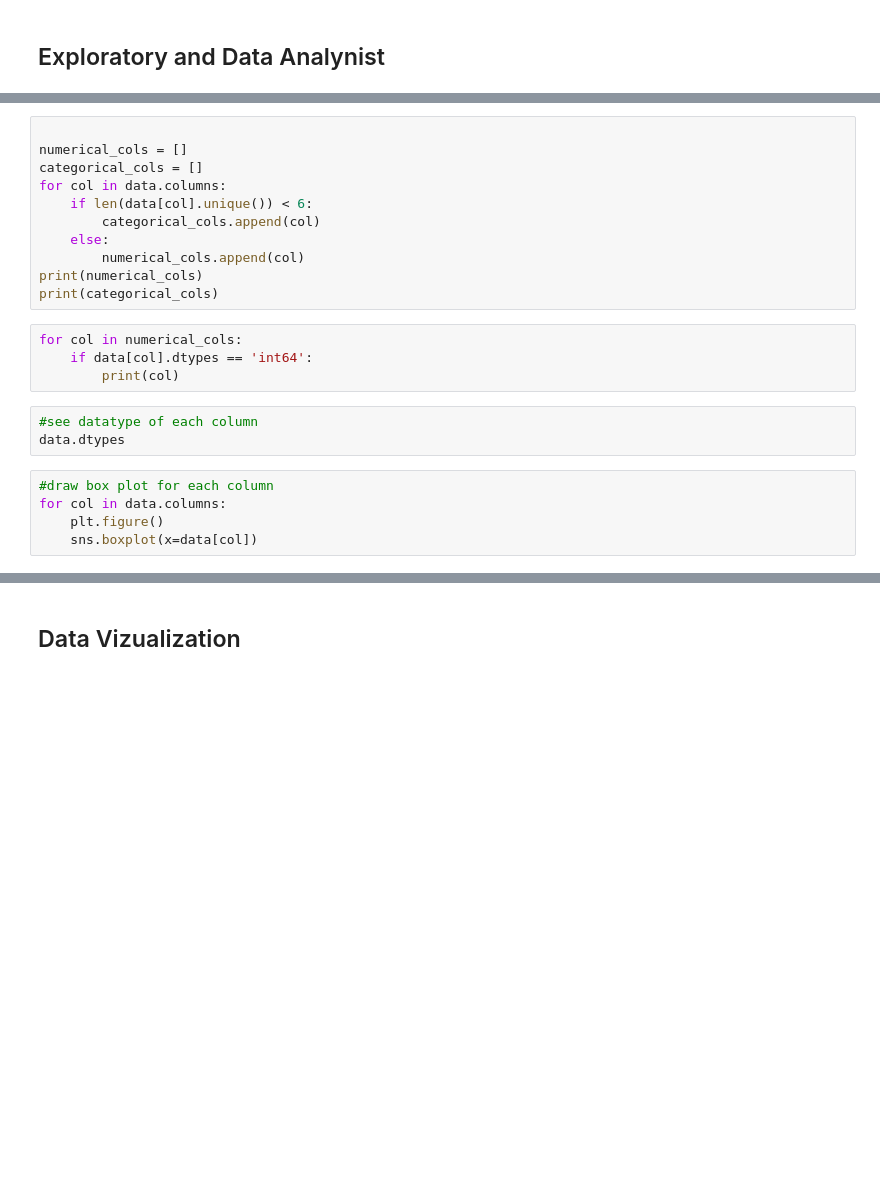
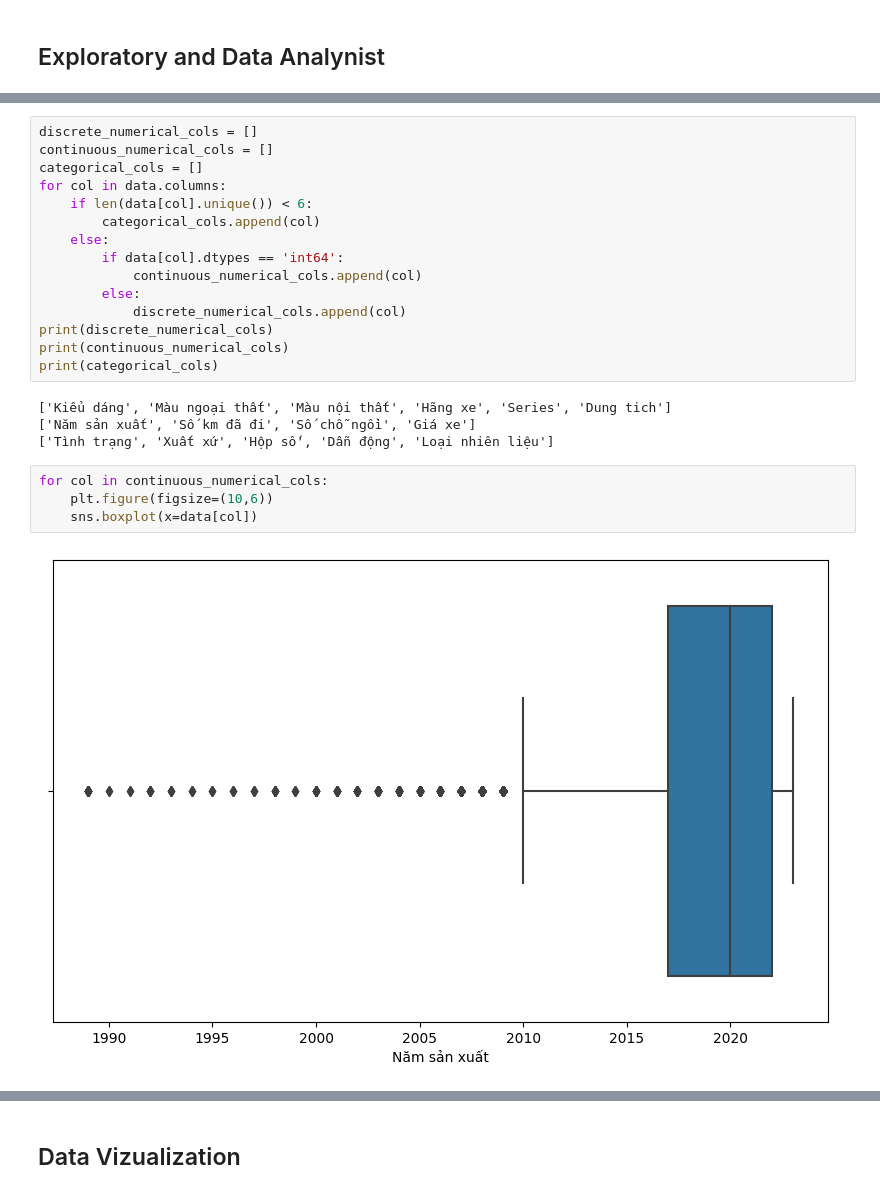
Before and after one commit to minhviet21/Car_Price_Prediction, a Jupyter notebook: Project.ipynb, the cells around one changed output, grey strips where cells are left out. Drawn from its saved outputs; the diff is of its cells as text; blank space fills up the shorter version.

```diff
--- a/Project.ipynb
+++ b/Project.ipynb
@@ -75,23 +125,25 @@ data.nunique()
 # %%
-
-numerical_cols = []
+discrete_numerical_cols = []
+continuous_numerical_cols = []
 categorical_cols = []
 for col in data.columns:
     if len(data[col].unique()) < 6:
         categorical_cols.append(col)
     else:
-        numerical_cols.append(col)
-print(numerical_cols)
+        if data[col].dtypes == 'int64':
+            continuous_numerical_cols.append(col)
+        else:
+            discrete_numerical_cols.append(col)
+print(discrete_numerical_cols)
+print(continuous_numerical_cols)
 print(categorical_cols)
+# %% [output]
+['Kiểu dáng', 'Màu ngoại thất', 'Màu nội thất', 'Hãng xe', 'Series', 'Dung tich']
+['Năm sản xuất', 'Số km đã đi', 'Số chỗ ngồi', 'Giá xe']
+['Tình trạng', 'Xuất xứ', 'Hộp số', 'Dẫn động', 'Loại nhiên liệu']
-# %%
-for col in numerical_cols:
-    if data[col].dtypes == 'int64':
-        print(col)
-# %%
-#see datatype of each column
-data.dtypes
 # %%
-#draw box plot for each column
-for col in data.columns:
-    plt.figure()
+for col in continuous_numerical_cols:
+    plt.figure(figsize=(10,6))
     sns.boxplot(x=data[col])
+# %% [output]
+[figure, added]
```
Also changed, not shown: parts of 6 cells of this notebook.
